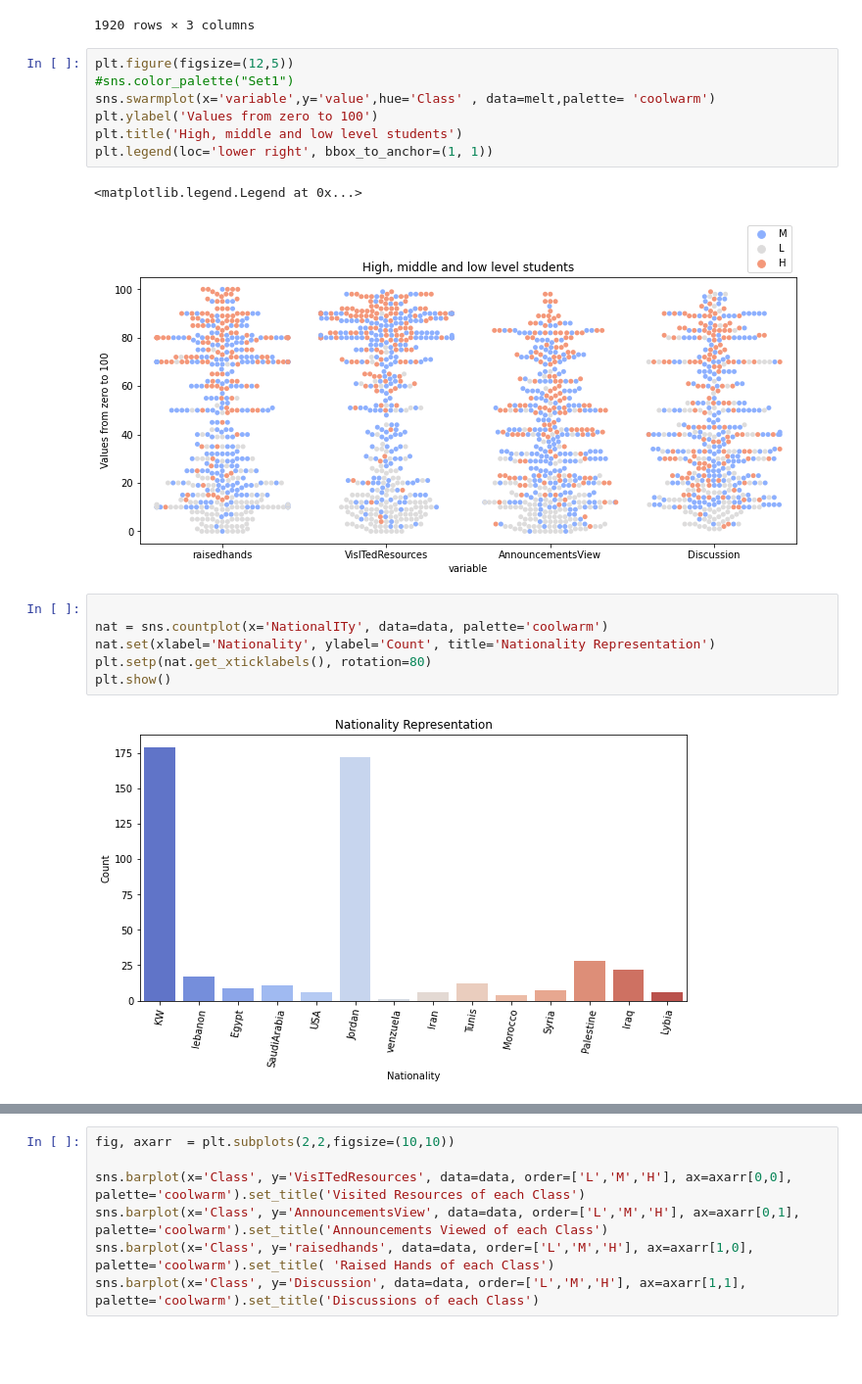
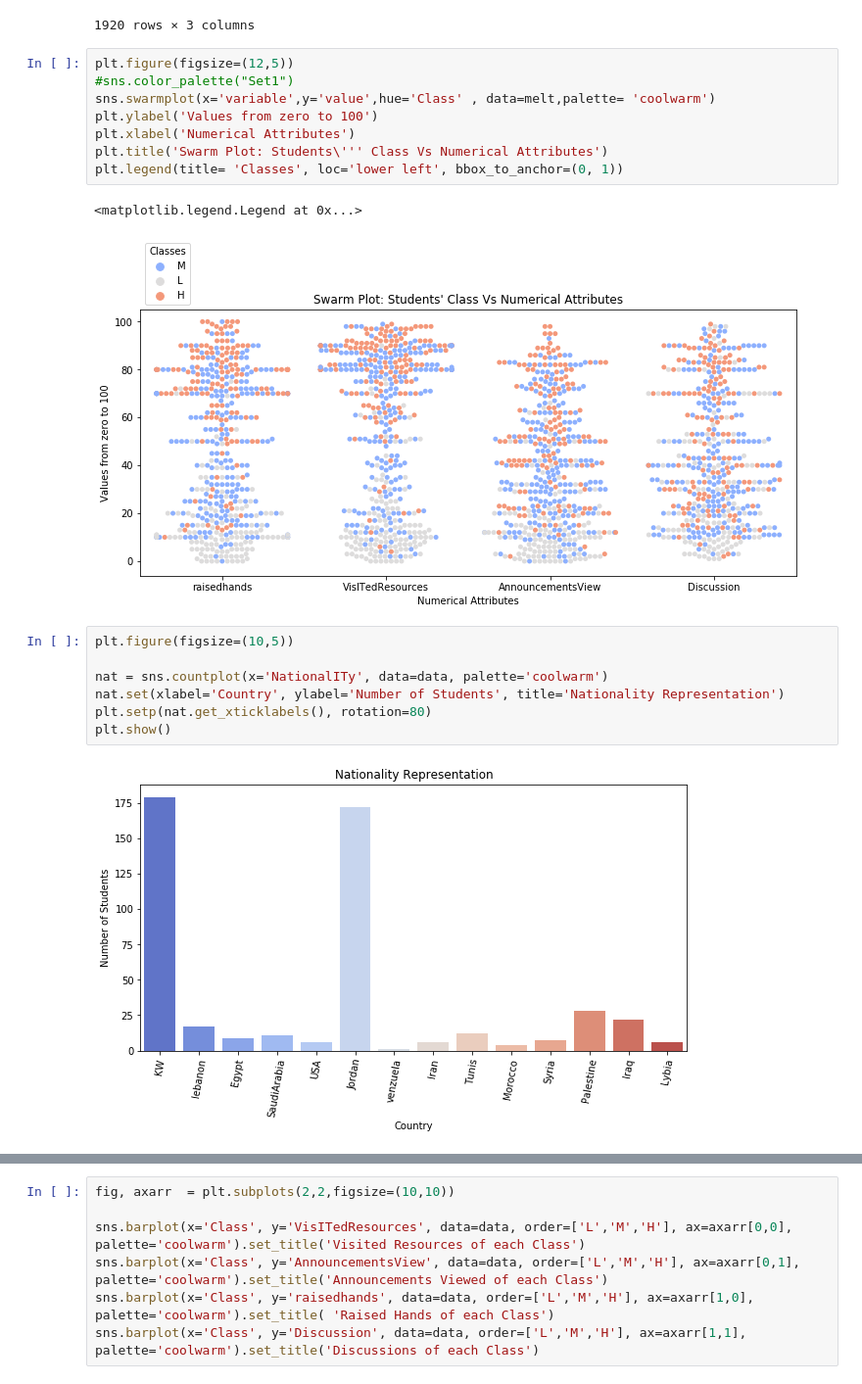
Before and after one commit to carlodizon03/DM-Students-Academic-Performance-, a Jupyter notebook: EDA.ipynb, the cells around one changed output, grey strips where cells are left out. Shown at 98% size. Drawn from its saved outputs; the diff is of its cells as text; blank space fills up the shorter version.

```diff
--- a/EDA.ipynb
+++ b/EDA.ipynb
@@ -64,20 +64,22 @@ melt
 # %%
 plt.figure(figsize=(12,5))
 #sns.color_palette("Set1")
 sns.swarmplot(x='variable',y='value',hue='Class' , data=melt,palette= 'coolwarm')
 plt.ylabel('Values from zero to 100')
-plt.title('High, middle and low level students')
-plt.legend(loc='lower right', bbox_to_anchor=(1, 1))
+plt.xlabel('Numerical Attributes')
+plt.title('Swarm Plot: Students\''' Class Vs Numerical Attributes')
+plt.legend(title= 'Classes', loc='lower left', bbox_to_anchor=(0, 1))
 # %% [output]
 <matplotlib.legend.Legend at 0x...>
-[figure, old version]
+[figure, new version]
 # %%
+plt.figure(figsize=(10,5))
 
 nat = sns.countplot(x='NationalITy', data=data, palette='coolwarm')
-nat.set(xlabel='Nationality', ylabel='Count', title='Nationality Representation')
+nat.set(xlabel='Country', ylabel='Number of Students', title='Nationality Representation')
 plt.setp(nat.get_xticklabels(), rotation=80)
 plt.show()
 # %% [output]
-[figure, old version]
+[figure, new version]
 # %%
 counts = sns.countplot(x='Class', data=data, palette='coolwarm')
```
Also changed, not shown: parts of 28 cells of this notebook.
